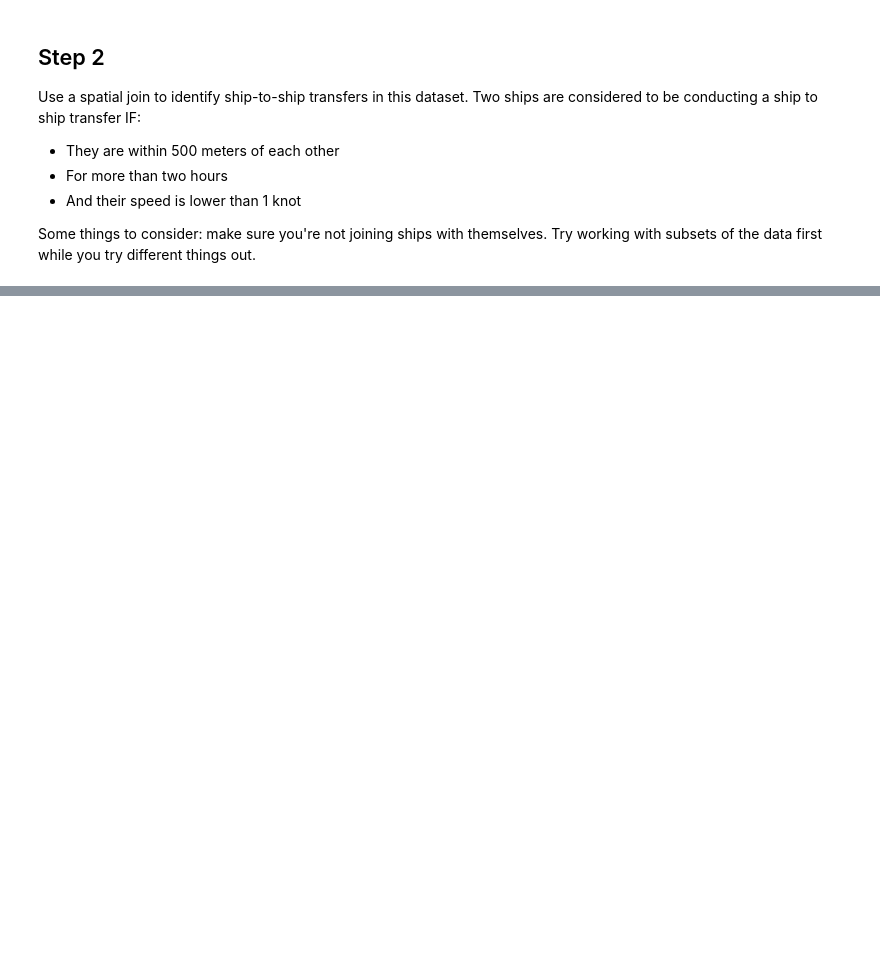
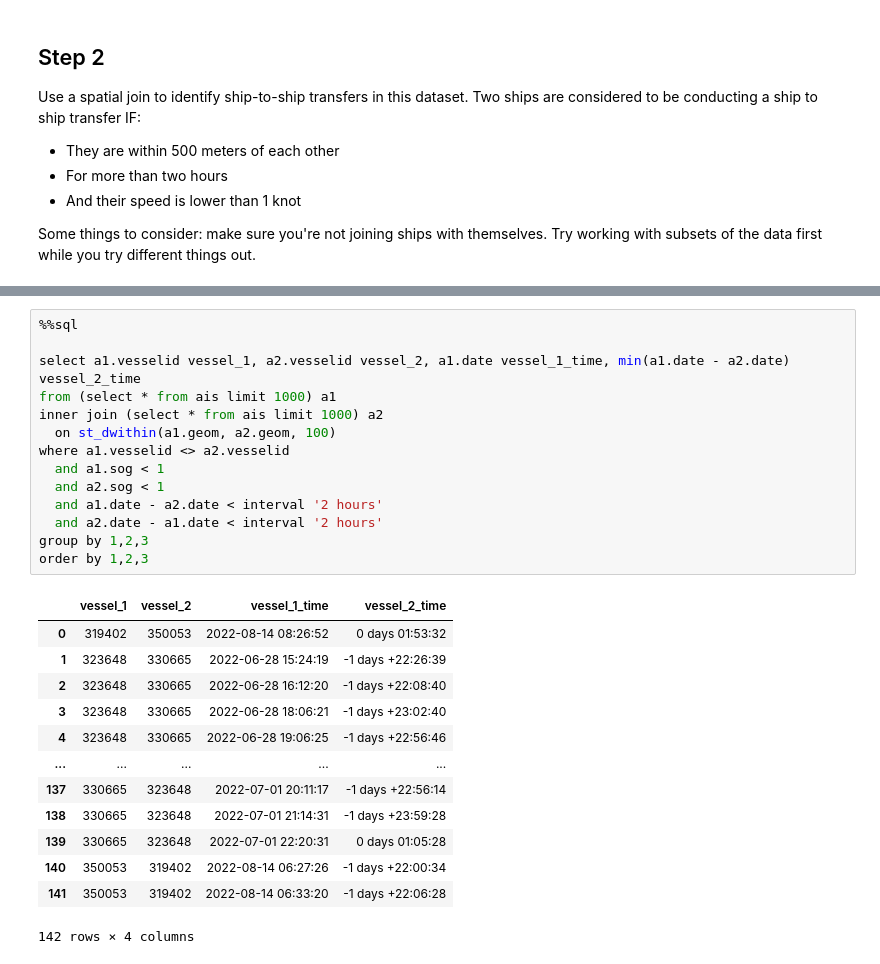
Before and after one commit to lukegbenson/casa0025, a Jupyter notebook: notebooks/W04_postgis2.ipynb, the cells around one changed output, grey strips where cells are left out. Cells and saved outputs as stored; diff of their text form; blank space fills up the shorter version.

```diff
--- a/notebooks/W04_postgis2.ipynb
+++ b/notebooks/W04_postgis2.ipynb
@@ -293,0 +396,28 @@ Some things to consider: make sure you're not joining ships with themselves. Try
+# %%
+%%sql
+
+select a1.vesselid vessel_1, a2.vesselid vessel_2, a1.date vessel_1_time, min(a1.date - a2.date) vessel_2_time
+from (select * from ais limit 1000) a1
+inner join (select * from ais limit 1000) a2
+  on st_dwithin(a1.geom, a2.geom, 100)
+where a1.vesselid <> a2.vesselid
+  and a1.sog < 1
+  and a2.sog < 1
+  and a1.date - a2.date < interval '2 hours'
+  and a2.date - a1.date < interval '2 hours'
+group by 1,2,3
+order by 1,2,3
+# %% [output]
+|  | vessel_1 | vessel_2 | vessel_1_time | vessel_2_time |
+| 0 | 319402 | 350053 | 2022-08-14 08:26:52 | 0 days 01:53:32 |
+| 1 | 323648 | 330665 | 2022-06-28 15:24:19 | -1 days +22:26:39 |
+| 2 | 323648 | 330665 | 2022-06-28 16:12:20 | -1 days +22:08:40 |
+| 3 | 323648 | 330665 | 2022-06-28 18:06:21 | -1 days +23:02:40 |
+| 4 | 323648 | 330665 | 2022-06-28 19:06:25 | -1 days +22:56:46 |
+| ... | ... | ... | ... | ... |
+| 137 | 330665 | 323648 | 2022-07-01 20:11:17 | -1 days +22:56:14 |
+| 138 | 330665 | 323648 | 2022-07-01 21:14:31 | -1 days +23:59:28 |
+| 139 | 330665 | 323648 | 2022-07-01 22:20:31 | 0 days 01:05:28 |
+| 140 | 350053 | 319402 | 2022-08-14 06:27:26 | -1 days +22:00:34 |
+| 141 | 350053 | 319402 | 2022-08-14 06:33:20 | -1 days +22:06:28 |
+142 rows × 4 columns
```
Also changed, not shown: parts of 18 cells of this notebook.
